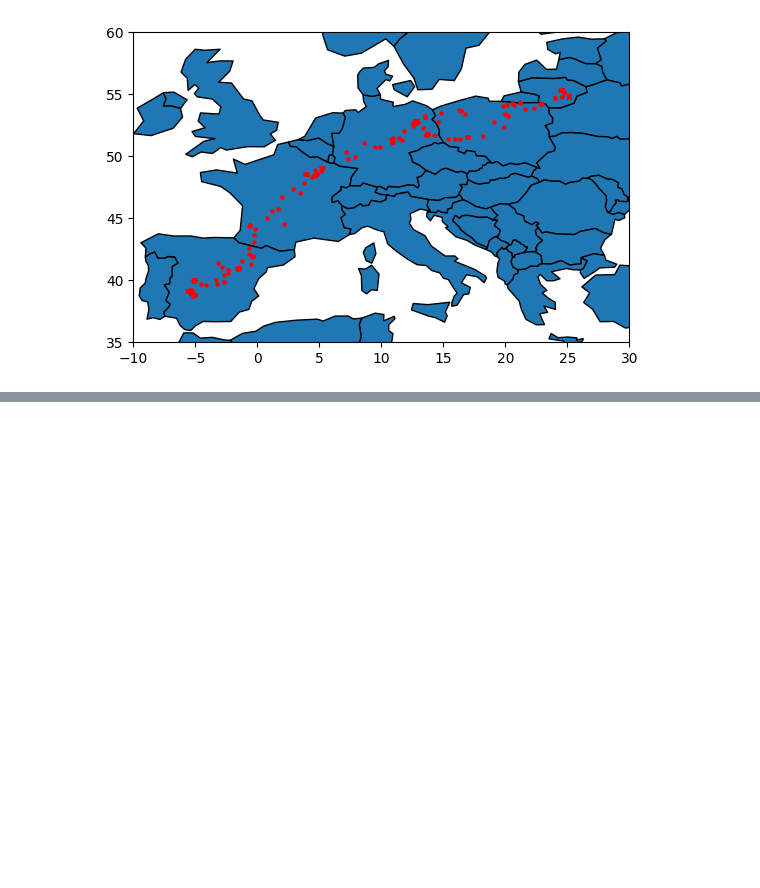
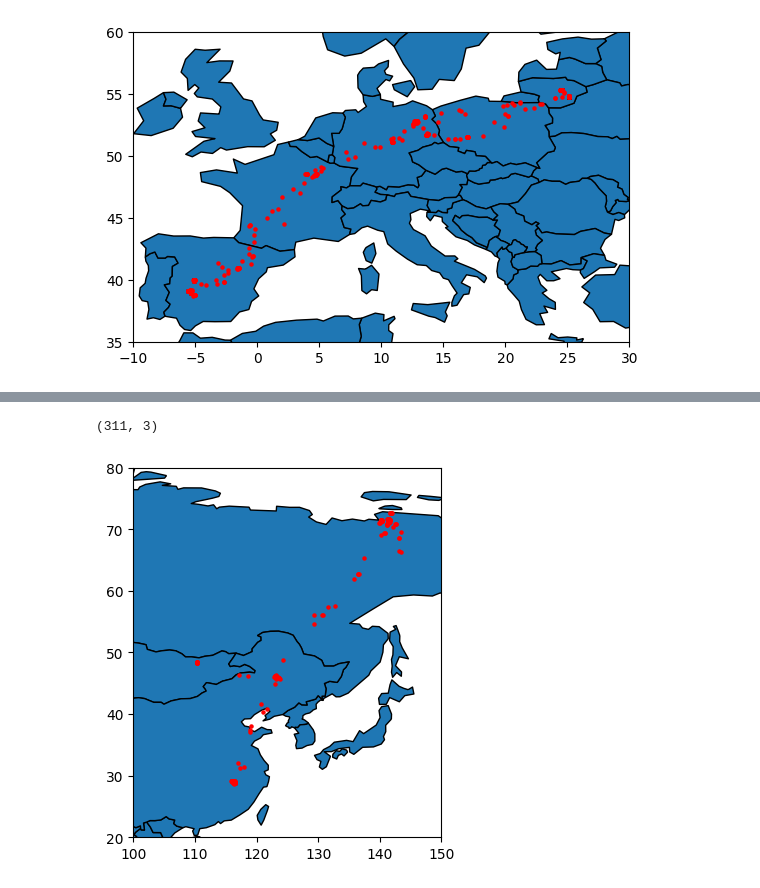
Before and after one commit to YYashraj/Bird-MIgration-Network, a Jupyter notebook: Just Some Exploration/Movebank/construct.ipynb, the cells around one changed output, grey strips where cells are left out. Cells and saved outputs as stored; diff of their text form; code cells hidden in the pictures; blank space fills up the shorter version.

```diff
--- a/Just Some Exploration/Movebank/construct.ipynb
+++ b/Just Some Exploration/Movebank/construct.ipynb
@@ -170,0 +241,16 @@ df_cranelit.to_csv(file_path, index=False)
+# %%
+df_sibcrane['timestamp'] = df_sibcrane['timestamp'].str.split().str[0]
+df_sibcrane_r = df_sibcrane.groupby('timestamp').mean().reset_index()
+print(df_sibcrane_r.shape)
+
+gdf = gpd.GeoDataFrame(df_sibcrane_r, geometry=gpd.points_from_xy(df_sibcrane_r['location-long'], df_sibcrane_r['location-lat']))
+world = gpd.read_file(gpd.datasets.get_path('naturalearth_lowres'))
+base = world.plot(edgecolor='black')
+gdf.plot(ax=base, marker='o', color='red', markersize=5)
+
+plt.xlim(100, 150)
+plt.ylim(20, 80)
+plt.show()
+# %% [output]
+(311, 3)
+[figure, added]
```
Also changed, not shown: parts of 10 cells of this notebook, 4 other files.
